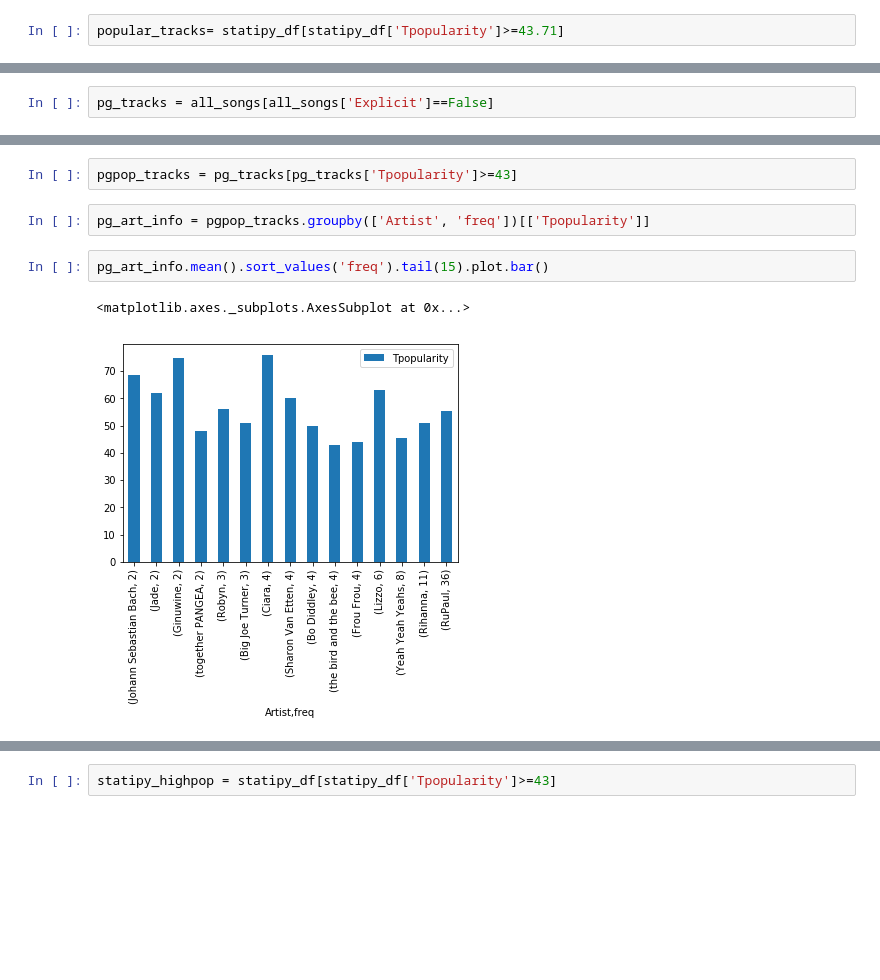
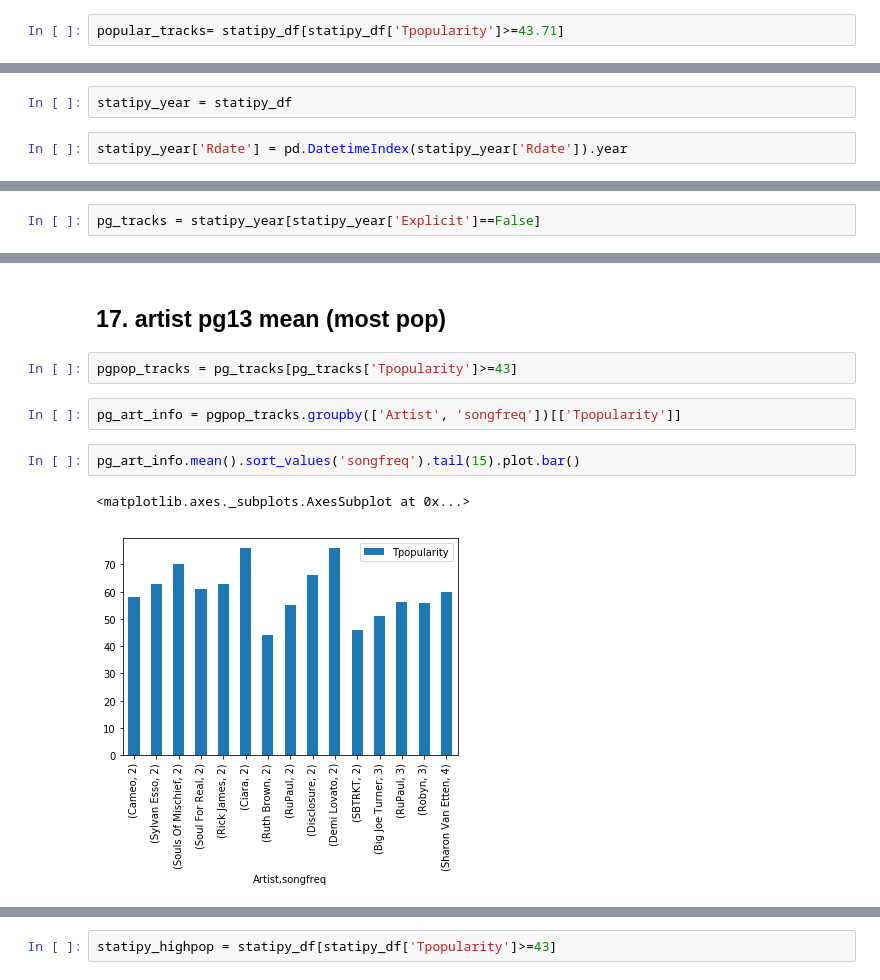
Before and after one commit to mxayon/statipy, a Jupyter notebook: explore.ipynb, the cells around one changed output, grey strips where cells are left out. Cells and saved outputs as stored; diff of their text form; blank space fills up the shorter version.

```diff
--- a/explore.ipynb
+++ b/explore.ipynb
@@ -492,0 +307,4 @@ top_freqartex = freqex_tracks.groupby('Artist')[['Tpopularity', 'freq']].mean()
+# %%
+statipy_year = statipy_df
+# %%
+statipy_year['Rdate'] = pd.DatetimeIndex(statipy_year['Rdate']).year
@@ -498,2 +351,2 @@ top_freqartex.plot.barh(grid=True)
 # %%
-pg_tracks = all_songs[all_songs['Explicit']==False]
+pg_tracks = statipy_year[statipy_year['Explicit']==False]
@@ -513,9 +384,11 @@ top_freqartpg.plot.barh(grid=True)
+# %% [markdown]
+## 17. artist pg13 mean (most pop)
 # %%
 pgpop_tracks = pg_tracks[pg_tracks['Tpopularity']>=43]
 # %%
-pg_art_info = pgpop_tracks.groupby(['Artist', 'freq'])[['Tpopularity']]
+pg_art_info = pgpop_tracks.groupby(['Artist', 'songfreq'])[['Tpopularity']]
 # %%
-pg_art_info.mean().sort_values('freq').tail(15).plot.bar()
+pg_art_info.mean().sort_values('songfreq').tail(15).plot.bar()
 # %% [output]
 <matplotlib.axes._subplots.AxesSubplot at 0x...>
-[figure, old version]
+[figure, new version]
```
Also changed, not shown: parts of 117 cells of this notebook.
